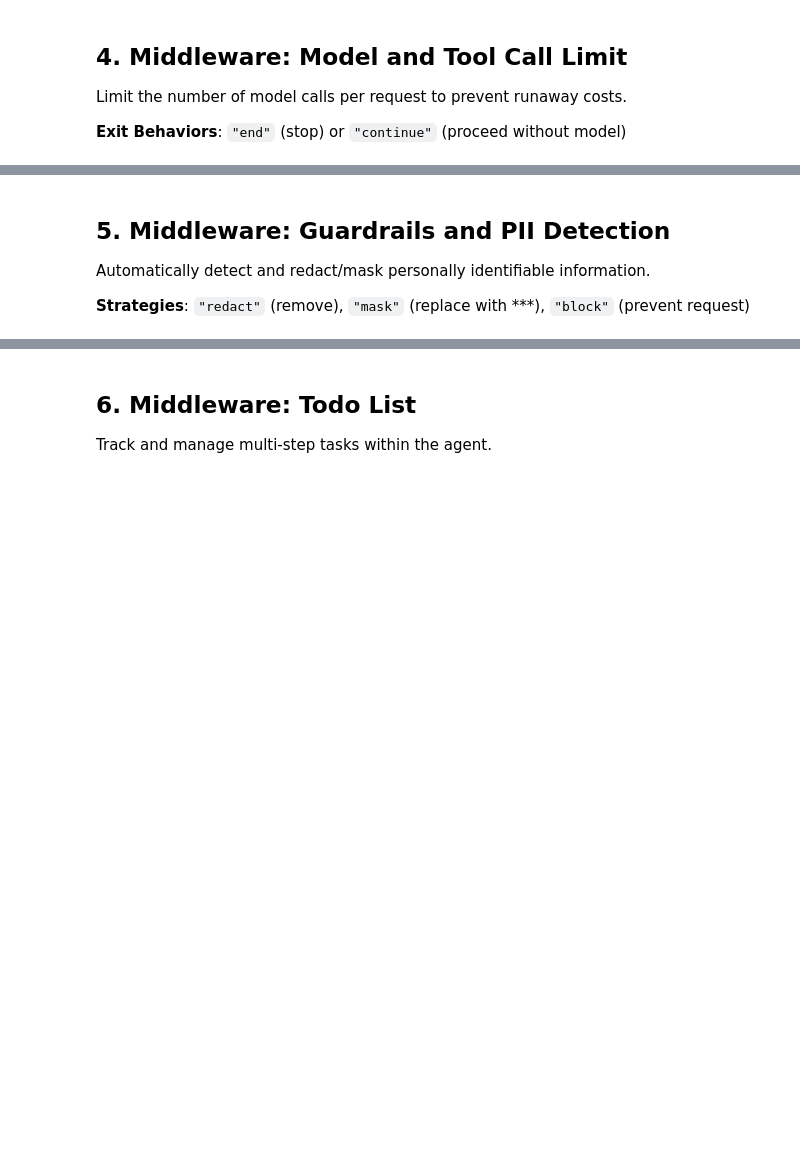
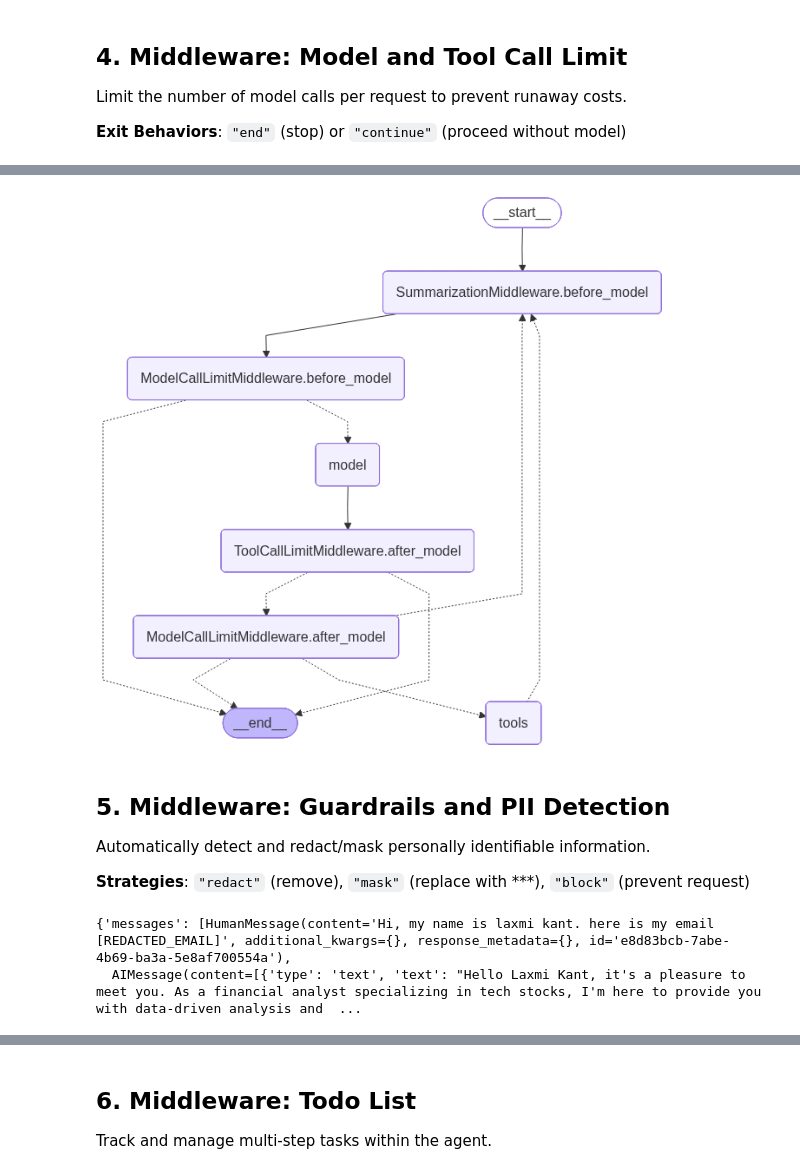
Before and after one commit to laxmimerit/Multi-Agent-Deep-RAG, a Jupyter notebook: 04 Langchain Agents Bootcamp.ipynb, the cells around one changed output, grey strips where cells are left out. Cells and saved outputs as stored; diff of their text form; code cells hidden in the pictures; blank space fills up the shorter version.

```diff
--- a/04 Langchain Agents Bootcamp.ipynb
+++ b/04 Langchain Agents Bootcamp.ipynb
@@ -172,0 +197,17 @@ print("Limited calls:", response["messages"][-1].text)
+# %%
+agent_limit = create_agent(
+    model=model,
+    tools=[base_tools.web_search, base_tools.get_weather],
+    system_prompt=system_prompt,
+    checkpointer=checkpointer,
+    middleware=[
+        SummarizationMiddleware(
+            model=ChatGoogleGenerativeAI(model='gemini-2.5-flash'),
+            trigger=[("messages", 15)],
+            keep=("messages", 5)
+        ),
+        ModelCallLimitMiddleware(run_limit=2, exit_behavior="end"),
+        ToolCallLimitMiddleware(run_limit=2, exit_behavior='continue'),
+        ModelFallbackMiddleware(ChatGoogleGenerativeAI(model='gemini-3-pro-preview'))
+    ]
+)
@@ -173,3 +238,7 @@ print("Limited calls:", response["messages"][-1].text)
+# %%
+agent_limit
+# %% [output]
+[figure, added]
 # %% [markdown]
 ## 5. Middleware: Guardrails and PII Detection
 
@@ -196,0 +267,5 @@ print(response["messages"][-1].text)
+# %%
+response
+# %% [output]
+{'messages': [HumanMessage(content='Hi, my name is laxmi kant. here is my email [REDACTED_EMAIL]', additional_kwargs={}, response_metadata={}, id='e8d83bcb-7abe-4b69-ba3a-5e8af700554a'),
+  AIMessage(content=[{'type': 'text', 'text': "Hello Laxmi Kant, it's a pleasure to meet you. As a financial analyst specializing in tech stocks, I'm here to provide you with data-driven analysis and  ...
```
Also changed, not shown: parts of 63 cells of this notebook, 1 other file.
